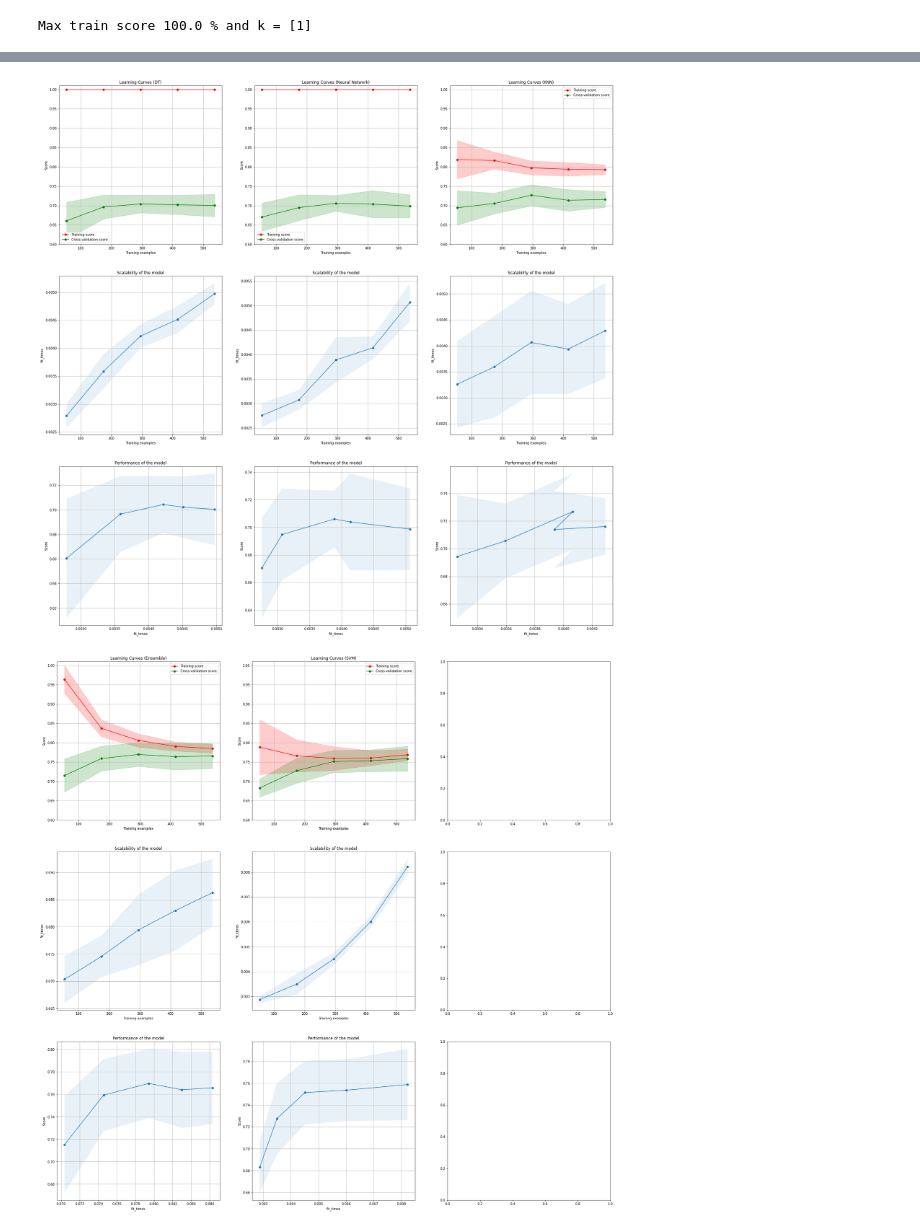
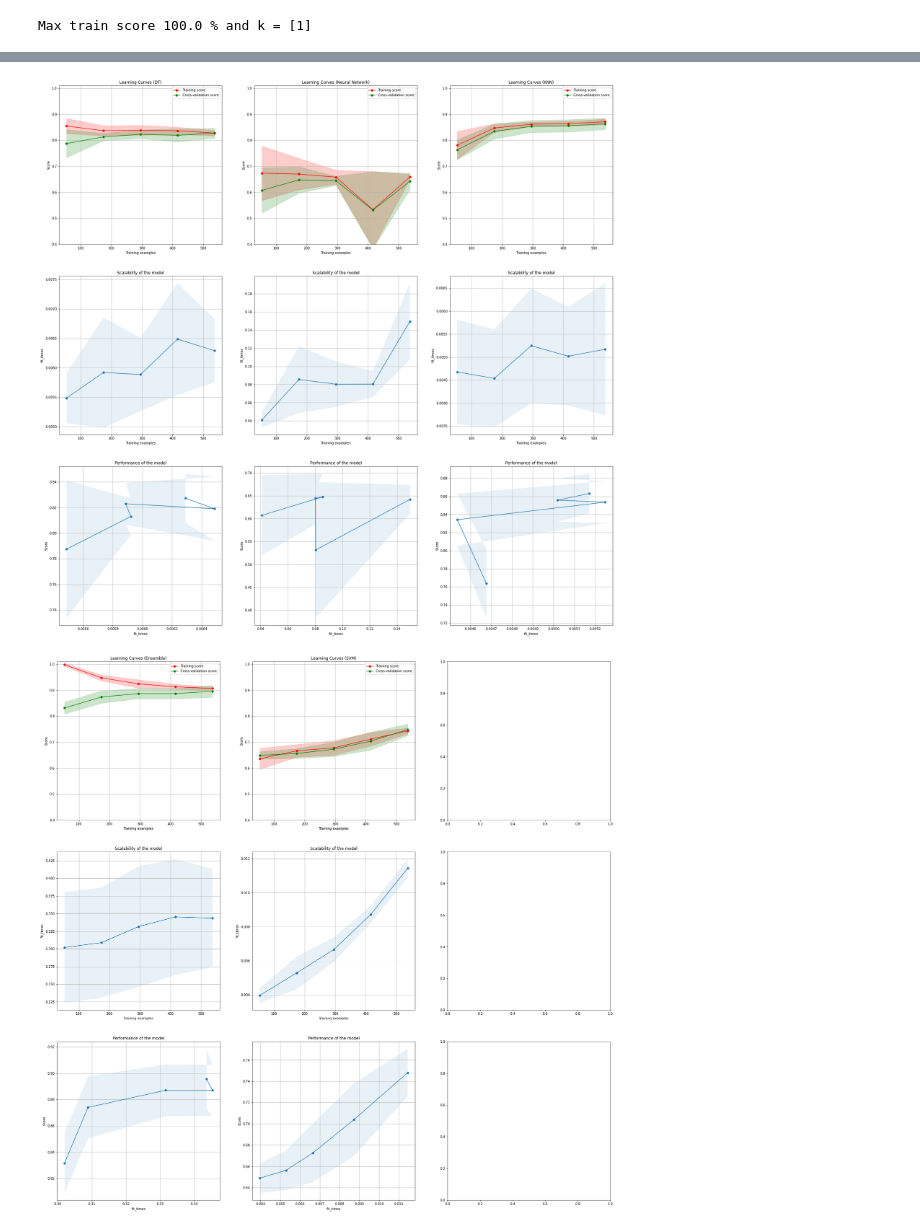
Before and after one commit to lulu-chenyang/Supervised_Learning, a Jupyter notebook: diabetes-tuned.ipynb, the cells around one changed output, grey strips where cells are left out. Saved outputs shown, nothing was run; the diff lists cells and outputs as text; code cells hidden in the pictures.

```diff
--- a/diabetes-tuned.ipynb
+++ b/diabetes-tuned.ipynb
@@ -1073,40 +1073,40 @@ def plot_learning_curve(estimator, title, X, y, axes=None, ylim=None, cv=None,
     axes[2].fill_between(fit_times_mean, test_scores_mean - test_scores_std,
                          test_scores_mean + test_scores_std, alpha=0.1)
     axes[2].set_xlabel("fit_times")
     axes[2].set_ylabel("Score")
     axes[2].set_title("Performance of the model")
 
     return plt
 
 
 fig, axes = plt.subplots(3, 3, figsize=(30, 30))
 
 title = "Learning Curves (DT)"
 # Cross validation with 100 iterations to get smoother mean test and train
 # score curves, each time with 30% data randomly selected as a validation set.
 cv = ShuffleSplit(n_splits=10, test_size=0.3, random_state=42)
-estimator = DecisionTreeClassifier(criterion='entropy')
-plot_learning_curve(estimator, title, X, y, axes=axes[:, 0], ylim=(0.6, 1.01),
+estimator = DecisionTreeClassifier(criterion='entropy',max_depth=2)
+plot_learning_curve(estimator, title, X, y, axes=axes[:, 0], ylim=(0.4, 1.01),
                     cv=cv, n_jobs=4)
 
 title = "Learning Curves (Neural Network)"
 cv = ShuffleSplit(n_splits=10, test_size=0.3, random_state=42)
-MLPClassifier(solver = 'sgd', hidden_layer_sizes=(100,),random_state=42, activation = 'logistic', max_iter=500)
-plot_learning_curve(estimator, title, X, y, axes=axes[:, 1], ylim=(0.6, 1.01),
+estimator = MLPClassifier(solver = 'sgd', hidden_layer_sizes=(100,),random_state=42, activation = 'logistic', learning_rate_init = 0.1, max_iter=300)
+plot_learning_curve(estimator, title, X, y, axes=axes[:, 1], ylim=(0.4, 1.01),
                     cv=cv, n_jobs=4)
 
 
 title = "Learning Curves (KNN)"
 cv = ShuffleSplit(n_splits=10, test_size=0.3, random_state=42)
 
-estimator = KNN()
-plot_learning_curve(estimator, title, X, y, axes=axes[:, 2], ylim=(0.6, 1.01),
+estimator = KNN(14)
+plot_learning_curve(estimator, title, X, y, axes=axes[:, 2], ylim=(0.4, 1.01),
                     cv=cv, n_jobs=4)
 
 
 plt.show()
 # %% [output]
-[figure, old version]
+[figure, new version]
 # %%
 def plot_learning_curve(estimator, title, X, y, axes=None, ylim=None, cv=None,
                         n_jobs=None, train_sizes=np.linspace(.1, 1.0, 5)):
@@ -1173,8 +1173,8 @@ fig, axes = plt.subplots(3,3, figsize=(30, 30))
 
 title = "Learning Curves (Ensemble)"
 cv = ShuffleSplit(n_splits=10, test_size=0.3, random_state=42)
-estimator = AdaBoostClassifier(random_state=7, learning_rate = 0.1)
-plot_learning_curve(estimator, title, X, y, axes=axes[:, 0], ylim=(0.6, 1.01),
+estimator = AdaBoostClassifier(random_state=7, learning_rate = 0.1, n_estimators = 120)
+plot_learning_curve(estimator, title, X, y, axes=axes[:, 0], ylim=(0.4, 1.01),
                     cv=cv, n_jobs=4)
 
 
@@ -1182,14 +1182,14 @@ plot_learning_curve(estimator, title, X, y, axes=axes[:, 0], ylim=(0.6, 1.01),
 title = "Learning Curves (SVM)"
 cv = ShuffleSplit(n_splits=10, test_size=0.3, random_state=42)
 
-estimator = SVC(kernel='rbf',random_state=42)
-plot_learning_curve(estimator, title, X, y, axes=axes[:, 1], ylim=(0.6, 1.01),
+estimator = SVC(kernel='rbf',random_state=42, C=0.1)
+plot_learning_curve(estimator, title, X, y, axes=axes[:, 1], ylim=(0.4, 1.01),
                     cv=cv, n_jobs=4)
 
 
 
 plt.show()
 # %% [output]
-[figure, old version]
+[figure, new version]
 # %%
 ######### Result update ###########
```
Also changed, not shown: parts of 39 cells of this notebook, 5 other files.
